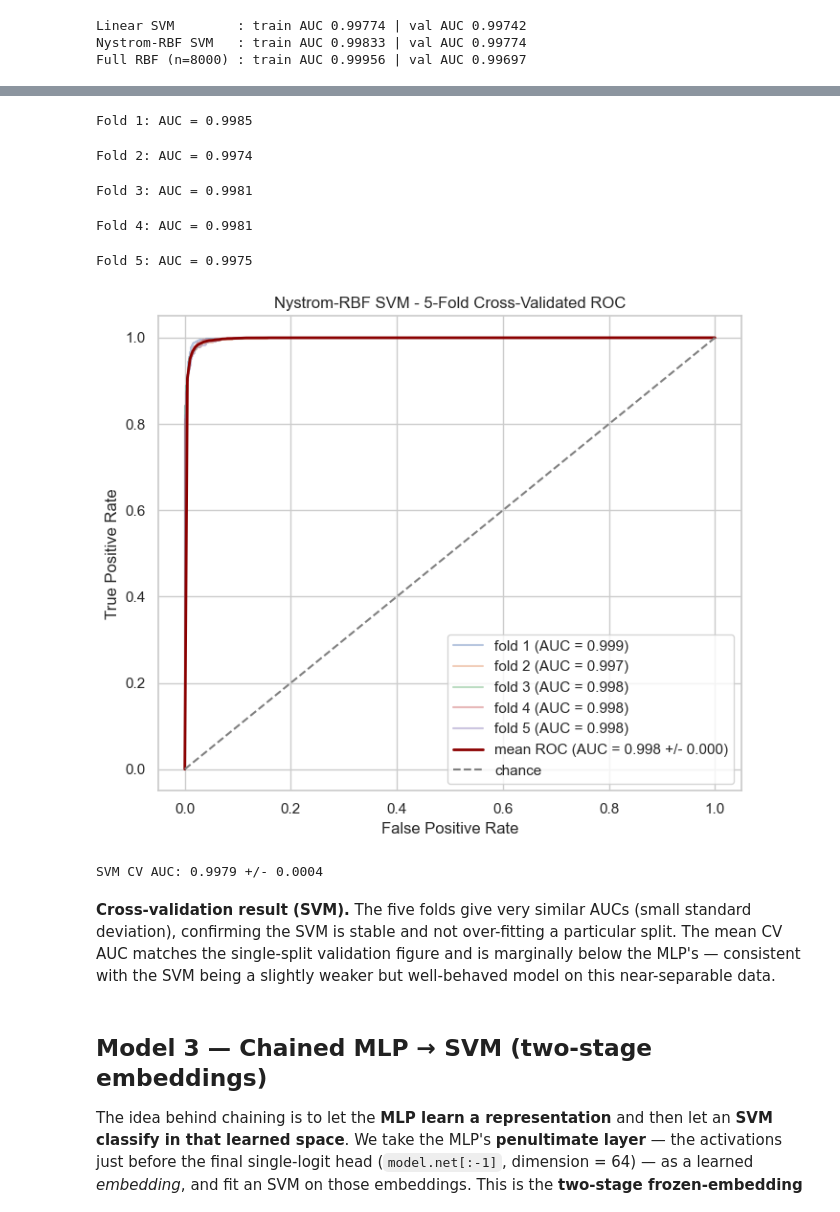
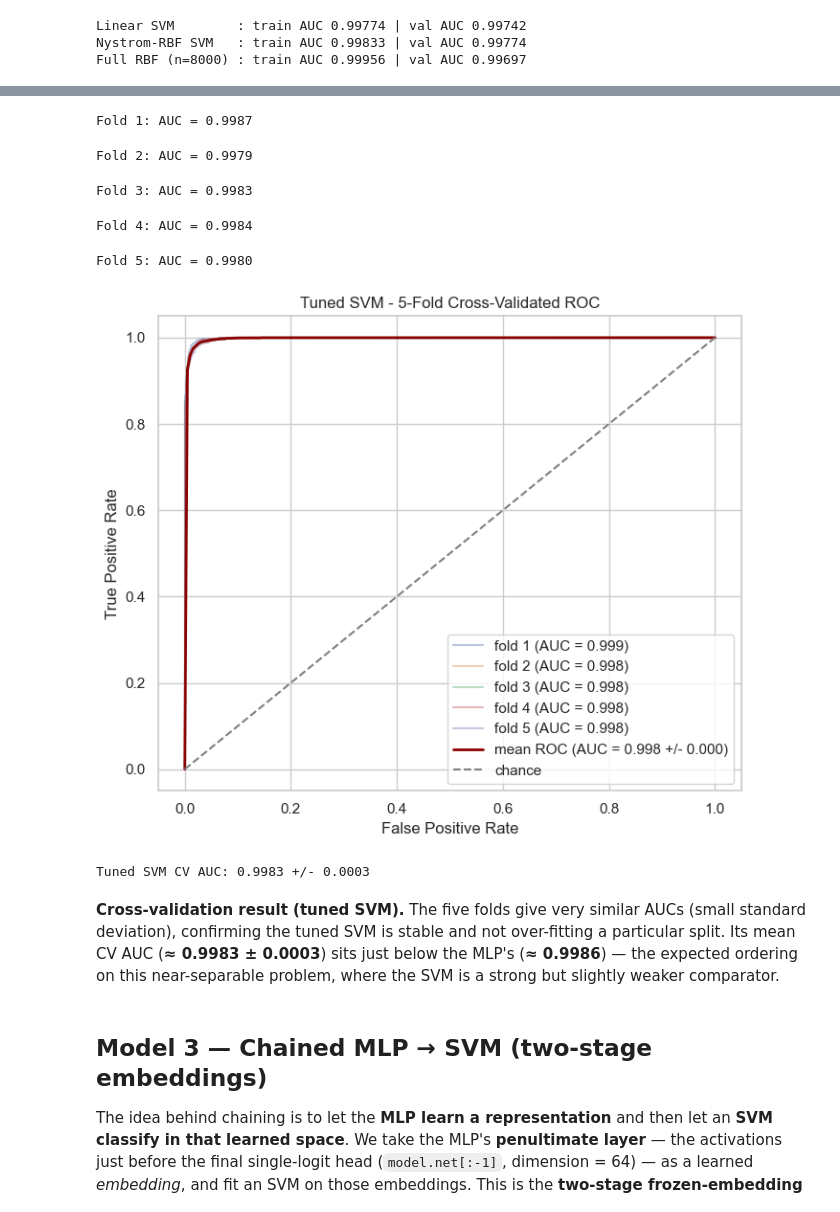
Before and after one commit to tomerbd007/LogisticsTransferPrediction, a Jupyter notebook: main.ipynb, the cells around one changed output, grey strips where cells are left out. Cells and saved outputs as stored; diff of their text form; code cells hidden in the pictures.

```diff
--- a/main.ipynb
+++ b/main.ipynb
@@ -1228,6 +1228,25 @@ The categorical fields split naturally into two groups by cardinality, and we en
 
 `day_of_week` is treated as categorical (one-hot) rather than numeric because Part 1 (Q7) showed its effect on the delay rate is non-monotonic, so an ordinal encoding would be misleading.
 # %%
+class MedianKNNImputer(KNNImputer):
+    """KNNImputer variant that imputes each missing value with the **median** of its
+    k nearest neighbours instead of their (distance-weighted) **mean**.
+
+    scikit-learn's KNNImputer only offers a weighted-mean aggregation, so we override
+    the per-column aggregation (`_calc_impute`) to take the median, which is more
+    robust to outliers among the neighbours. The donors passed in are always observed
+    values, so no extra missing-handling is required here.
+    """
+
+    def _calc_impute(self, dist_pot_donors, n_neighbors, fit_X_col, mask_fit_X_col):
+        donors_idx = np.argpartition(dist_pot_donors, n_neighbors - 1, axis=1)[:, :n_neighbors]
+        donors_dist = np.take_along_axis(dist_pot_donors, donors_idx, axis=1)
+        donors = fit_X_col.take(donors_idx)
+        # Ignore donors whose distance is undefined (mirrors the mean path's masking).
+        donors = np.ma.array(donors, mask=np.isnan(donors_dist))
+        return np.ma.getdata(np.ma.median(donors, axis=1))
+
+
 def build_preprocessor(method="median"):
     """Assemble the full preprocessing ColumnTransformer.
 
@@ -1254,16 +1273,16 @@ def build_preprocessor(method="median"):
             *winsor_step,
             ("scale", StandardScaler()),
         ]
-    else:  # "knn": StandardScaler ignores NaN in fit, so KNN works on a fair scale
+    else:  # "knn": StandardScaler ignores NaN in fit, so KNN works on a fair scale (median aggregation)
         delay_steps = [
             ("signed_log", signed_log),
             ("scale", StandardScaler()),
-            ("knn", KNNImputer(n_neighbors=KNN_N_NEIGHBORS)),
+            ("knn", MedianKNNImputer(n_neighbors=KNN_N_NEIGHBORS)),
             *winsor_step,
         ]
         num_steps = [
             ("scale", StandardScaler()),
-            ("knn", KNNImputer(n_neighbors=KNN_N_NEIGHBORS)),
+            ("knn", MedianKNNImputer(n_neighbors=KNN_N_NEIGHBORS)),
             *winsor_step,
         ]
 
@@ -2057,50 +2328,50 @@ Chosen: Linear C=1.0; Nystrom gamma=0.01. Final SVM = Nystrom-RBF (gamma=0.01, C
 # %%
-# --- SVM: Stratified 5-fold CV + combined ROC (Part 4) ---
-# Leak-free: the preprocessing is refit on each fold's training rows only (as for the MLP).
+# --- Tuned SVM: Stratified 5-fold CV + combined ROC (Part 4) ---
+# Leak-free: preprocessing refit per fold using the imputation chosen by the tuning grid.
 skf_svm = StratifiedKFold(n_splits=5, shuffle=True, random_state=RANDOM_STATE)
 Xr_svm, yr_svm = X_raw.reset_index(drop=True), y.reset_index(drop=True)
 mean_fpr = np.linspace(0, 1, 200)
 tprs, fold_aucs = [], []
 
 plt.figure(figsize=(7, 6))
 for fold, (tr_idx, va_idx) in enumerate(skf_svm.split(Xr_svm, yr_svm), start=1):
-    pre = build_preprocessor(IMPUTE_METHOD)
+    pre = make_preprocessor_k(SVM_BEST["impute"], SVM_BEST["k"])
     Xtr_p = pre.fit_transform(engineer_features(Xr_svm.iloc[tr_idx]), yr_svm.iloc[tr_idx])
     Xva_p = pre.transform(engineer_features(Xr_svm.iloc[va_idx]))
     ytr, yva = yr_svm.iloc[tr_idx], yr_svm.iloc[va_idx]
 
     clf = make_final_svm().fit(Xtr_p, ytr)
     scores = clf.decision_function(Xva_p)
 
     auc_k = roc_auc_score(yva, scores); fold_aucs.append(auc_k)
     fpr, tpr, _ = roc_curve(yva, scores)
     interp = np.interp(mean_fpr, fpr, tpr); interp[0] = 0.0; tprs.append(interp)
     plt.plot(fpr, tpr, alpha=0.4, label=f"fold {fold} (AUC = {auc_k:.3f})")
     print(f"Fold {fold}: AUC = {auc_k:.4f}")
 
 mean_tpr = np.mean(tprs, axis=0); mean_tpr[-1] = 1.0
 mean_auc, std_auc = np.mean(fold_aucs), np.std(fold_aucs)
 plt.plot(mean_fpr, mean_tpr, color="darkred", lw=2,
          label=f"mean ROC (AUC = {mean_auc:.3f} +/- {std_auc:.3f})")
 plt.plot([0, 1], [0, 1], "--", color="grey", label="chance")
 plt.xlabel("False Positive Rate"); plt.ylabel("True Positive Rate")
-plt.title("Nystrom-RBF SVM - 5-Fold Cross-Validated ROC"); plt.legend(loc="lower right")
+plt.title("Tuned SVM - 5-Fold Cross-Validated ROC"); plt.legend(loc="lower right")
 plt.tight_layout(); plt.show()
-SVM_RESULTS["Nystrom-RBF SVM"] = float(mean_auc)   # use the CV estimate for the comparison
-print(f"\nSVM CV AUC: {mean_auc:.4f} +/- {std_auc:.4f}")
+SVM_RESULTS["SVM (tuned)"] = float(mean_auc)
+print(f"\nTuned SVM CV AUC: {mean_auc:.4f} +/- {std_auc:.4f}")
 # %% [output]
-Fold 1: AUC = 0.9985
+Fold 1: AUC = 0.9987
-Fold 2: AUC = 0.9974
+Fold 2: AUC = 0.9979
-Fold 3: AUC = 0.9981
+Fold 3: AUC = 0.9983
-Fold 4: AUC = 0.9981
+Fold 4: AUC = 0.9984
-Fold 5: AUC = 0.9975
+Fold 5: AUC = 0.9980
-[figure, old version]
+[figure, new version]
-SVM CV AUC: 0.9979 +/- 0.0004
+Tuned SVM CV AUC: 0.9983 +/- 0.0003
 # %% [markdown]
-**Cross-validation result (SVM).** The five folds give very similar AUCs (small standard
-deviation), confirming the SVM is stable and not over-fitting a particular split. The mean CV AUC
-matches the single-split validation figure and is marginally below the MLP's — consistent with the
-SVM being a slightly weaker but well-behaved model on this near-separable data.
+**Cross-validation result (tuned SVM).** The five folds give very similar AUCs (small standard
+deviation), confirming the tuned SVM is stable and not over-fitting a particular split. Its mean CV
+AUC (**≈ 0.9983 ± 0.0003**) sits just below the MLP's (**≈ 0.9986**) — the expected ordering on this
+near-separable problem, where the SVM is a strong but slightly weaker comparator.
 # %% [markdown]
 ## Model 3 — Chained MLP → SVM (two-stage embeddings)
 
```
Also changed, not shown: parts of 26 cells of this notebook.
